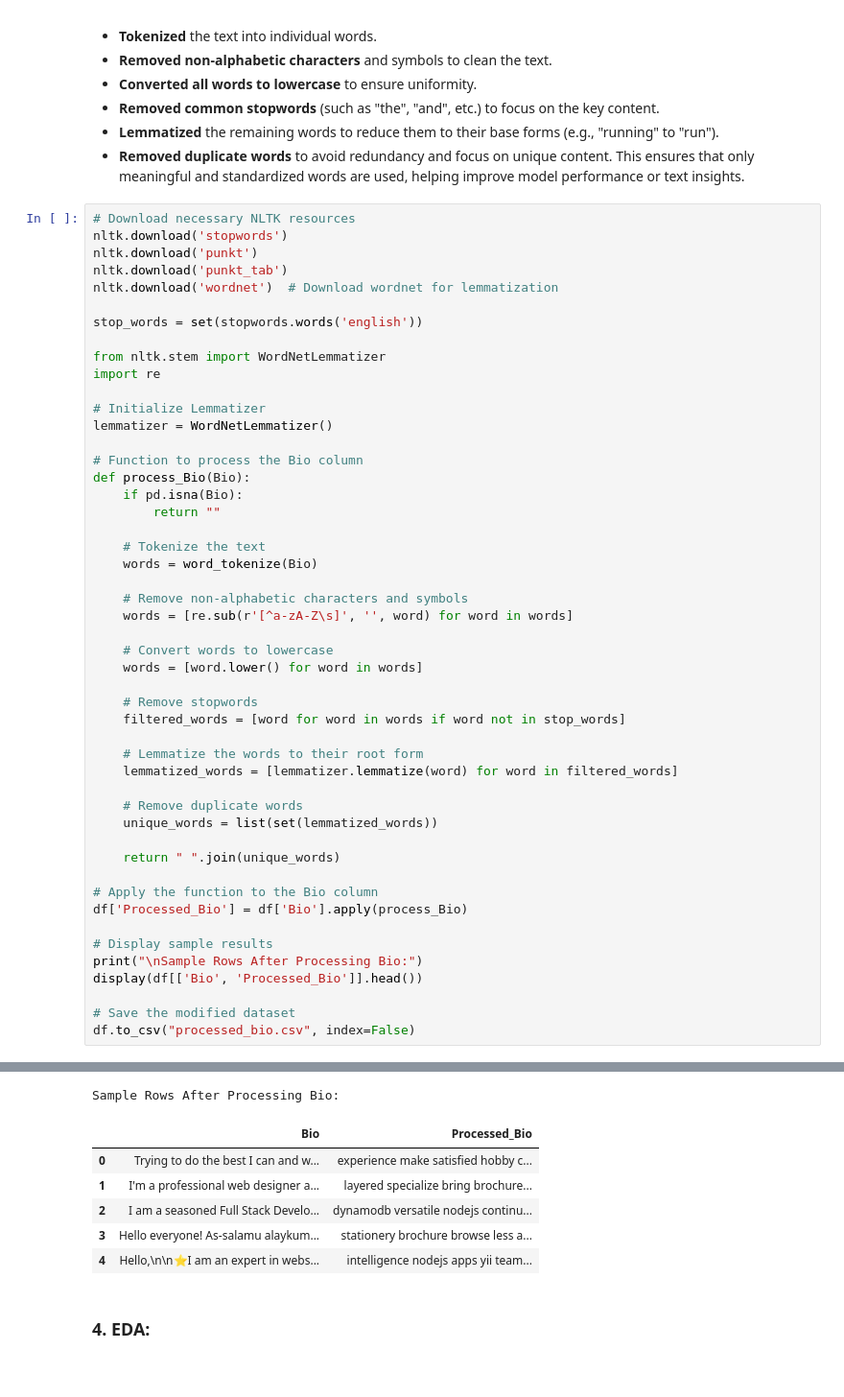
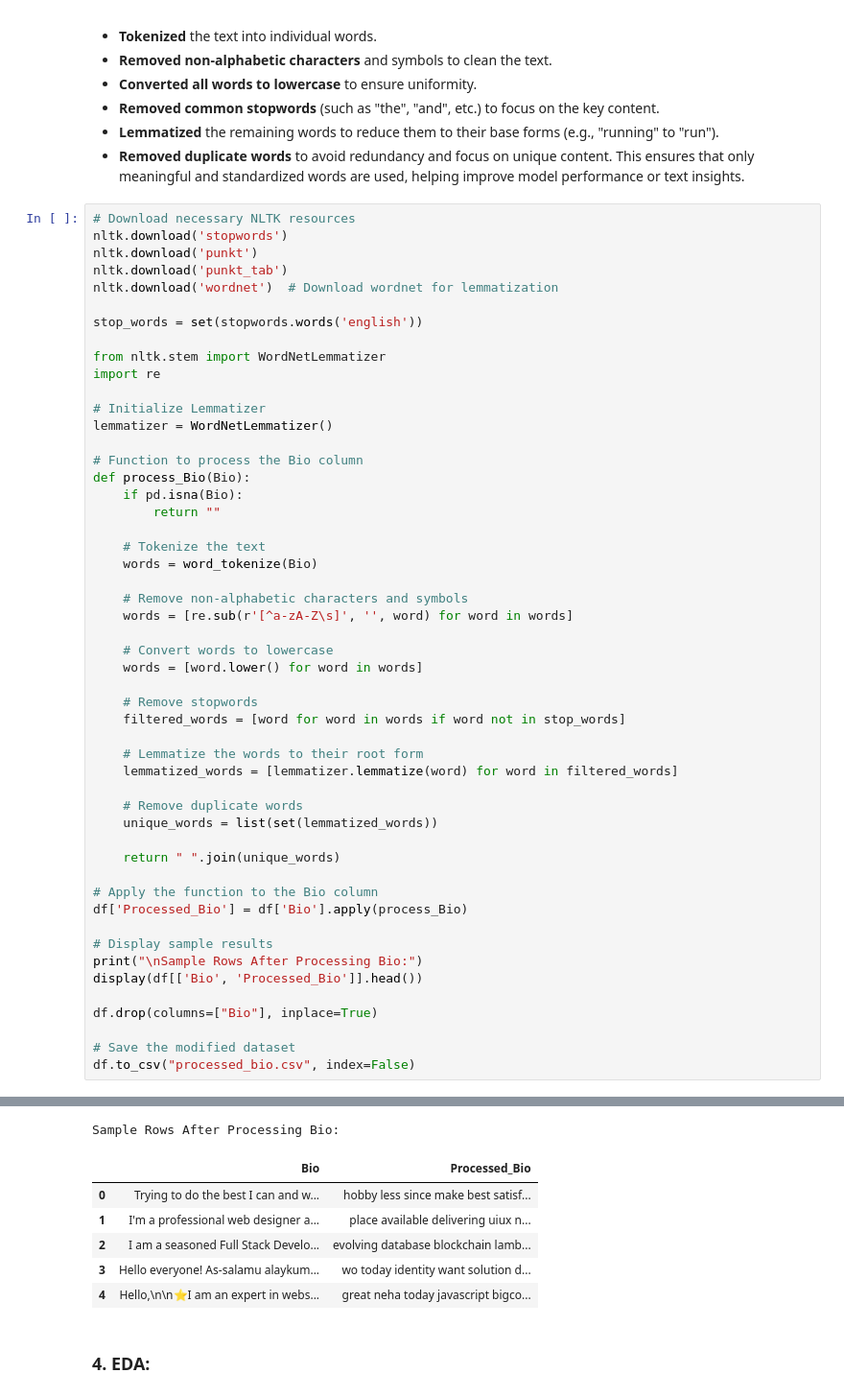
Before and after one commit to iRoseM/Freelancing-Trends--IT362, a Jupyter notebook: IT362_groub_6.ipynb, the cells around one changed output, grey strips where cells are left out. Shown at 96% size. Drawn from its saved outputs; the diff is of its cells as text.

```diff
--- a/IT362_groub_6.ipynb
+++ b/IT362_groub_6.ipynb
@@ -580,6 +578,8 @@ df['Processed_Bio'] = df['Bio'].apply(process_Bio)
 print("\nSample Rows After Processing Bio:")
 display(df[['Bio', 'Processed_Bio']].head())
 
+df.drop(columns=["Bio"], inplace=True)
+
 # Save the modified dataset
 df.to_csv("processed_bio.csv", index=False)
 # %% [output]
@@ -592,12 +592,12 @@ df.to_csv("processed_bio.csv", index=False)
 [nltk_data] Downloading package wordnet to /root/nltk_data...
 [nltk_data]   Package wordnet is already up-to-date!
 Sample Rows After Processing Bio:
 |  | Bio | Processed_Bio |
-| 0 | Trying to do the best I can and w... | experience make satisfied hobby c... |
-| 1 | I'm a professional web designer a... | layered specialize bring brochure... |
-| 2 | I am a seasoned Full Stack Develo... | dynamodb versatile nodejs continu... |
-| 3 | Hello everyone! As-salamu alaykum... | stationery brochure browse less a... |
-| 4 | Hello,\n\n⭐I am an expert in webs... | intelligence nodejs apps yii team... |
+| 0 | Trying to do the best I can and w... | hobby less since make best satisf... |
+| 1 | I'm a professional web designer a... | place available delivering uiux n... |
+| 2 | I am a seasoned Full Stack Develo... | evolving database blockchain lamb... |
+| 3 | Hello everyone! As-salamu alaykum... | wo today identity want solution d... |
+| 4 | Hello,\n\n⭐I am an expert in webs... | great neha today javascript bigco... |
 # %% [markdown]
 ### **4. EDA:**
 # %% [markdown]
```
Also changed, not shown: parts of 14 cells of this notebook.
